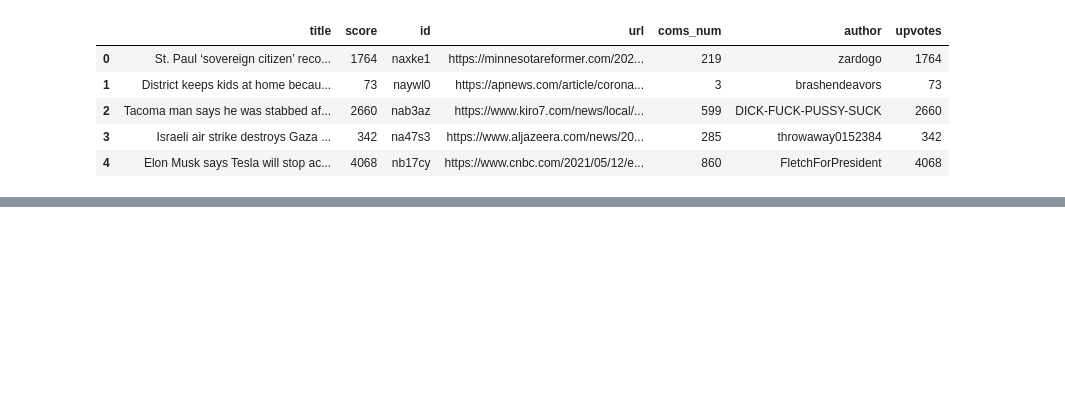
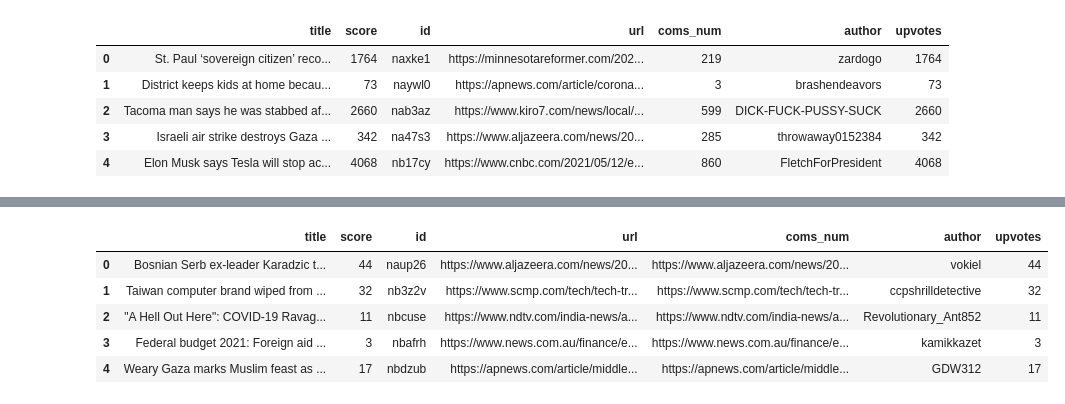
Before and after one commit to evan-dimartinis/447-Project, a Jupyter notebook: exploratory.ipynb, the cells around one changed output, grey strips where cells are left out. Saved outputs shown, nothing was run; the diff lists cells and outputs as text; code cells hidden in the pictures; blank space fills up the shorter version.

```diff
--- a/exploratory.ipynb
+++ b/exploratory.ipynb
@@ -32,0 +46,10 @@ def clean_words(new_tokens):
+# %%
+World_df = pd.read_csv("World2021.csv", index_col=0)
+World_df.head()
+# %% [output]
+|  | title | score | id | url | coms_num | author | upvotes |
+| 0 | Bosnian Serb ex-leader Karadzic t... | 44 | naup26 | https://www.aljazeera.com/news/20... | https://www.aljazeera.com/news/20... | vokiel | 44 |
+| 1 | Taiwan computer brand wiped from ... | 32 | nb3z2v | https://www.scmp.com/tech/tech-tr... | https://www.scmp.com/tech/tech-tr... | ccpshrilldetective | 32 |
+| 2 | "A Hell Out Here": COVID-19 Ravag... | 11 | nbcuse | https://www.ndtv.com/india-news/a... | https://www.ndtv.com/india-news/a... | Revolutionary_Ant852 | 11 |
+| 3 | Federal budget 2021: Foreign aid ... | 3 | nbafrh | https://www.news.com.au/finance/e... | https://www.news.com.au/finance/e... | kamikkazet | 3 |
+| 4 | Weary Gaza marks Muslim feast as ... | 17 | nbdzub | https://apnews.com/article/middle... | https://apnews.com/article/middle... | GDW312 | 17 |
```
Also changed, not shown: parts of 12 cells of this notebook, 1 other file.
